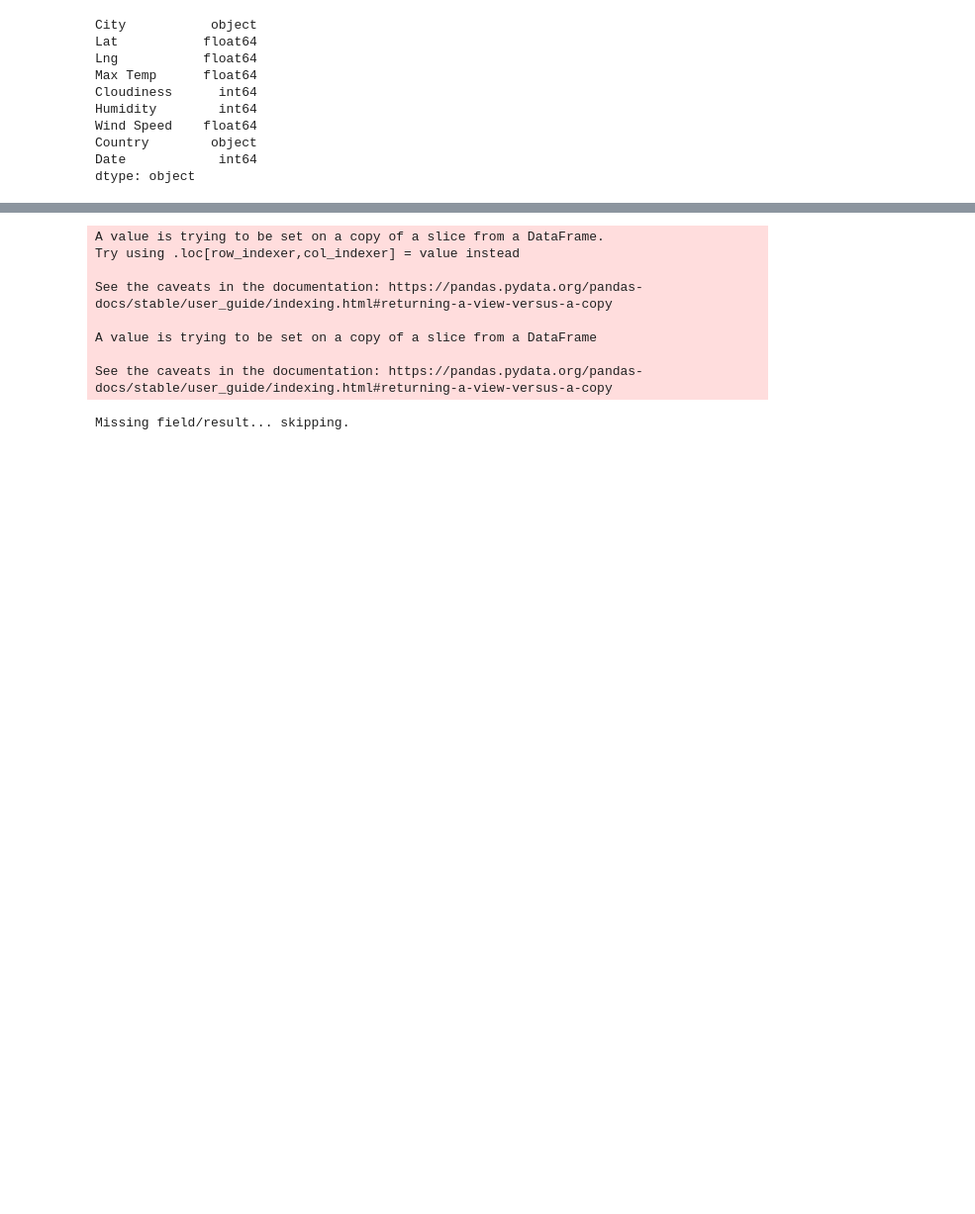
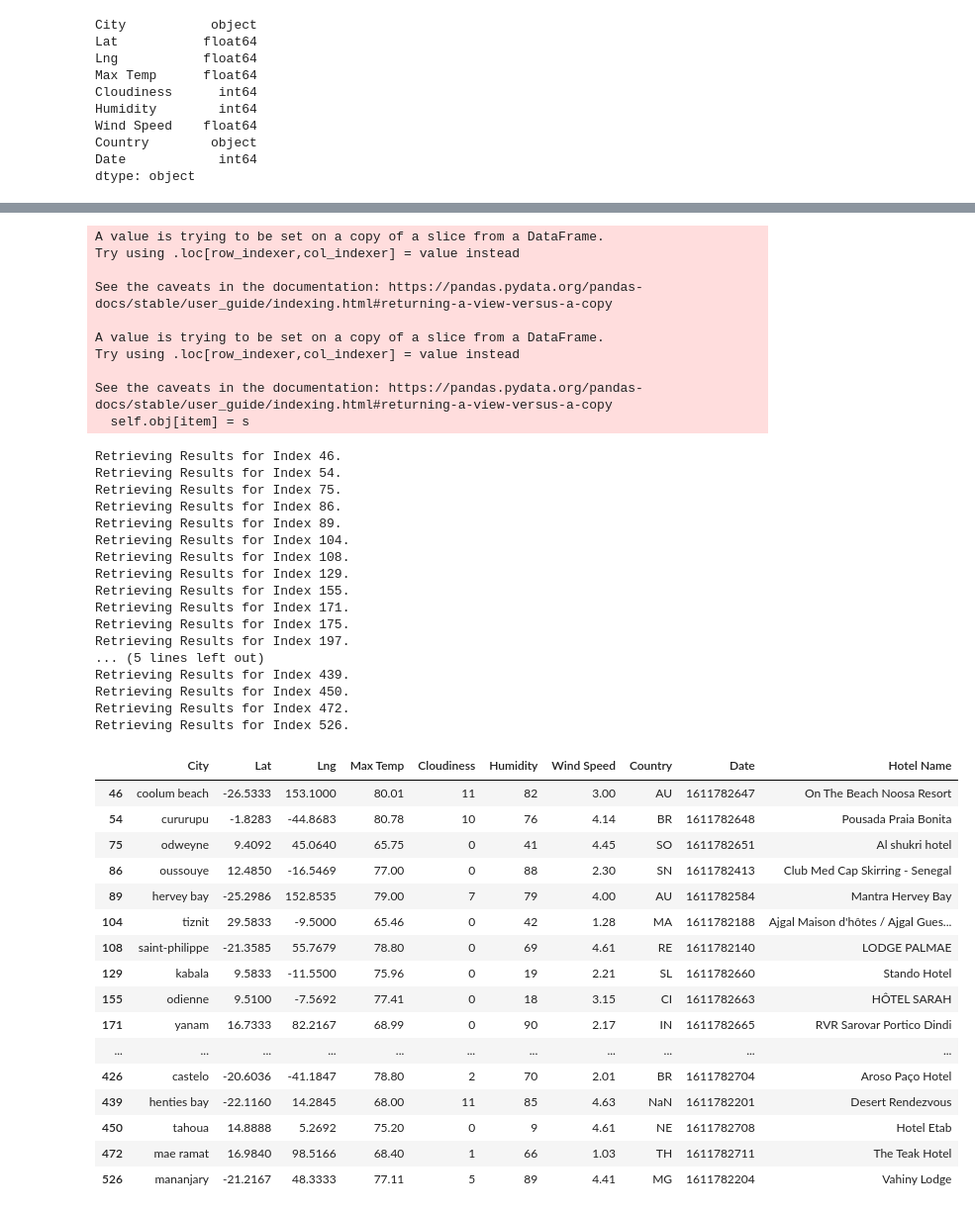
Before and after one commit to erinmann12/python-api-challenge, a Jupyter notebook: VacationPy/VacationPy.ipynb, the cells around one changed output, grey strips where cells are left out. Shown at 99% size. Saved outputs shown, nothing was run; the diff lists cells and outputs as text; code cells hidden in the pictures; blank space fills up the shorter version.

```diff
--- a/VacationPy/VacationPy.ipynb
+++ b/VacationPy/VacationPy.ipynb
@@ -98,52 +111,91 @@ hotel_df.head()
 #create blank column in data frame called Hotel Name
 hotel_df["Hotel Name"] = ""
 
-# params dictionary to update each iteration
+# create a params dictionary to update each iteration
 params = {
     "radius": 50000,
-    "types": "hotel",
+    "types": "lodging",
+    "keyword": "hotel",
     "key": google_key
 }
 
-# Use the lat/lng we recovered to identify airports
+# Use the lat/lng to identify hotels
 for index, row in hotel_df.iterrows():
     # get lat, lng from df
     lat = row["Lat"]
     lng = row["Lng"]
 
     # change location each iteration while leaving original params in place
     params["location"] = f"{lat},{lng}"
 
-    # Use the search term: "International Airport" and our lat/lng
+    # Use the search term: "lodging", keyword: "hotel", and our lat/lng
     base_url = "https://maps.googleapis.com/maps/api/place/nearbysearch/json"
 
+    print(f"Retrieving Results for Index {index}.")
     # make request and print url
     hotel_address = requests.get(base_url, params=params)
 
     #print hotel address url in order to check that it was called correctly
     #print(hotel_address.url)
 
     # convert to json
     hotel_address = hotel_address.json()
 
-    #can print json to check syntax/where the name of the hotels is located
+    #printed json to check syntax/where the name of the hotels is located
     #print(json.dumps(hotel_address, indent=4, sort_keys=True))
 
     # Incorporate a try-except to skip any cities that are missing a data point.
     try:
-        hotel_df.loc[index,"Hotel Name"] = hotel_address["results"][0]["name"]
+        hotel_df.loc[index, "Hotel Name"] = hotel_address["results"][0]["name"]
     except (KeyError, IndexError):
         print("Missing field/result... skipping.")
+
+hotel_df
 # %% [output]
 A value is trying to be set on a copy of a slice from a DataFrame.
 Try using .loc[row_indexer,col_indexer] = value instead
 
 See the caveats in the documentation: https://pandas.pydata.org/pandas-docs/stable/user_guide/indexing.html#returning-a-view-versus-a-copy
 
-A value is trying to be set on a copy of a slice from a DataFrame
+A value is trying to be set on a copy of a slice from a DataFrame.
+Try using .loc[row_indexer,col_indexer] = value instead
 
 See the caveats in the documentation: https://pandas.pydata.org/pandas-docs/stable/user_guide/indexing.html#returning-a-view-versus-a-copy
+  self.obj[item] = s
-Missing field/result... skipping.
+Retrieving Results for Index 46.
+Retrieving Results for Index 54.
+Retrieving Results for Index 75.
+Retrieving Results for Index 86.
+Retrieving Results for Index 89.
+Retrieving Results for Index 104.
+Retrieving Results for Index 108.
+Retrieving Results for Index 129.
+Retrieving Results for Index 155.
+Retrieving Results for Index 171.
+Retrieving Results for Index 175.
+Retrieving Results for Index 197.
+... (5 lines left out)
+Retrieving Results for Index 439.
+Retrieving Results for Index 450.
+Retrieving Results for Index 472.
+Retrieving Results for Index 526.
+|  | City | Lat | Lng | Max Temp | Cloudiness | Humidity | Wind Speed | Country | Date | Hotel Name |
+| 46 | coolum beach | -26.5333 | 153.1000 | 80.01 | 11 | 82 | 3.00 | AU | 1611782647 | On The Beach Noosa Resort |
+| 54 | cururupu | -1.8283 | -44.8683 | 80.78 | 10 | 76 | 4.14 | BR | 1611782648 | Pousada Praia Bonita |
+| 75 | odweyne | 9.4092 | 45.0640 | 65.75 | 0 | 41 | 4.45 | SO | 1611782651 | Al shukri hotel |
+| 86 | oussouye | 12.4850 | -16.5469 | 77.00 | 0 | 88 | 2.30 | SN | 1611782413 | Club Med Cap Skirring - Senegal |
+| 89 | hervey bay | -25.2986 | 152.8535 | 79.00 | 7 | 79 | 4.00 | AU | 1611782584 | Mantra Hervey Bay |
+| 104 | tiznit | 29.5833 | -9.5000 | 65.46 | 0 | 42 | 1.28 | MA | 1611782188 | Ajgal Maison d'hôtes / Ajgal Gues... |
+| 108 | saint-philippe | -21.3585 | 55.7679 | 78.80 | 0 | 69 | 4.61 | RE | 1611782140 | LODGE PALMAE |
+| 129 | kabala | 9.5833 | -11.5500 | 75.96 | 0 | 19 | 2.21 | SL | 1611782660 | Stando Hotel |
+| 155 | odienne | 9.5100 | -7.5692 | 77.41 | 0 | 18 | 3.15 | CI | 1611782663 | HÔTEL SARAH |
+| 171 | yanam | 16.7333 | 82.2167 | 68.99 | 0 | 90 | 2.17 | IN | 1611782665 | RVR Sarovar Portico Dindi |
+| ... | ... | ... | ... | ... | ... | ... | ... | ... | ... | ... |
+| 426 | castelo | -20.6036 | -41.1847 | 78.80 | 2 | 70 | 2.01 | BR | 1611782704 | Aroso Paço Hotel |
+| 439 | henties bay | -22.1160 | 14.2845 | 68.00 | 11 | 85 | 4.63 | NaN | 1611782201 | Desert Rendezvous |
+| 450 | tahoua | 14.8888 | 5.2692 | 75.20 | 0 | 9 | 4.61 | NE | 1611782708 | Hotel Etab |
+| 472 | mae ramat | 16.9840 | 98.5166 | 68.40 | 1 | 66 | 1.03 | TH | 1611782711 | The Teak Hotel |
+| 526 | mananjary | -21.2167 | 48.3333 | 77.11 | 5 | 89 | 4.41 | MG | 1611782204 | Vahiny Lodge |
 # %%
 # NOTE: Do not change any of the code in this cell
 
```
Also changed, not shown: parts of 6 cells of this notebook.
